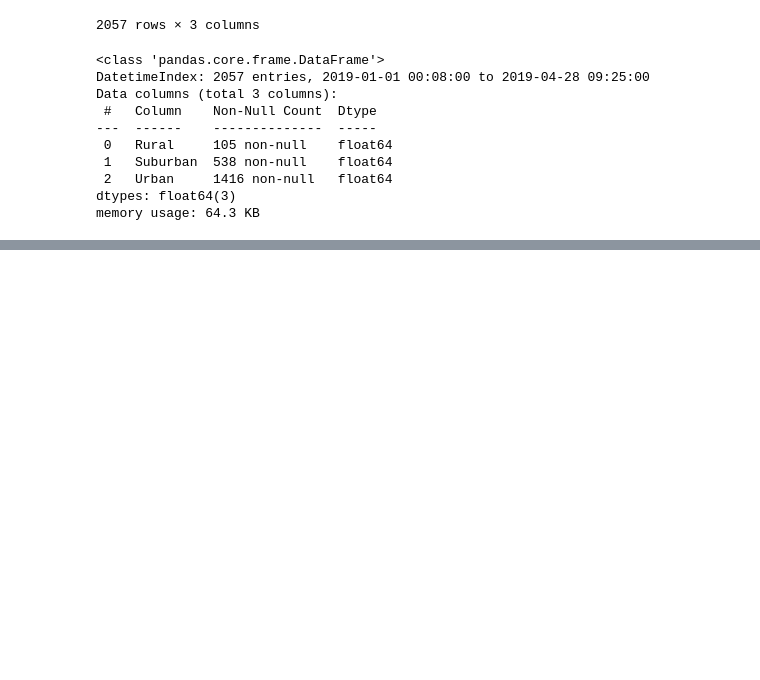
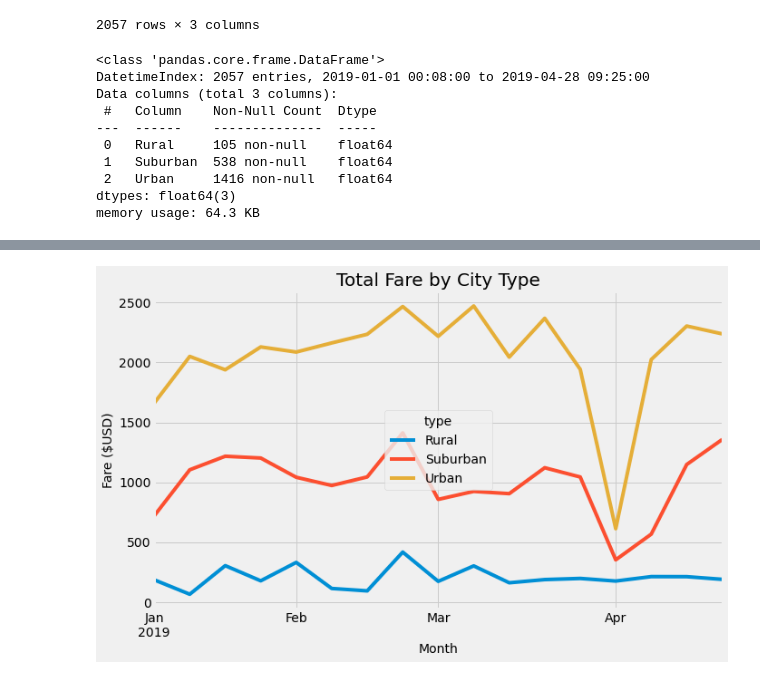
Before and after one commit to mkshea1965/PyBer_Analysis, a Jupyter notebook: PyBer_Challenge.ipynb, the cells around one changed output, grey strips where cells are left out. Saved outputs shown, nothing was run; the diff lists cells and outputs as text; code cells hidden in the pictures; blank space fills up the shorter version.

```diff
--- a/PyBer_Challenge.ipynb
+++ b/PyBer_Challenge.ipynb
@@ -257,6 +257,6 @@ dtypes: float64(3)
 memory usage: 64.3 KB
 # %%
 # 8. Create a new DataFrame using the "resample()" function by week 'W' and get the sum of the fares for each week.
-fares_weekly_df = fares_df.resample("W").sum()
+fares_weekly_df = fares_J_A_df.resample("W").sum()
 fares_weekly_df
 # %% [output]
@@ -264,20 +282,22 @@ NameError: name 'fares_df' is not defined
 # %%
 # 8. Using the object-oriented interface method, plot the resample DataFrame using the df.plot() function.
 
 # Import the style from Matplotlib.
 from matplotlib import style
 # Use the graph style fivethirtyeight.
 style.use('fivethirtyeight')
 
 # Create a plot
-ax = weekly_fares_df.plot(figsize=(10, 6))
+ax = fares_weekly_df.plot(figsize=(10, 6))
 
 # Create titles, axis labels, and legend
 ax.set_title("Total Fare by City Type",fontsize=20)
 ax.set_ylabel("Fare ($USD)",fontsize=14)
 ax.set_xlabel("Month",fontsize=14)
 
 # Save plot to analysis folder
 plt.savefig("pyber_challenge.png")
 
 plt.show()
+# %% [output]
+[figure, added]
```
Also changed, not shown: parts of 1 cell of this notebook.
